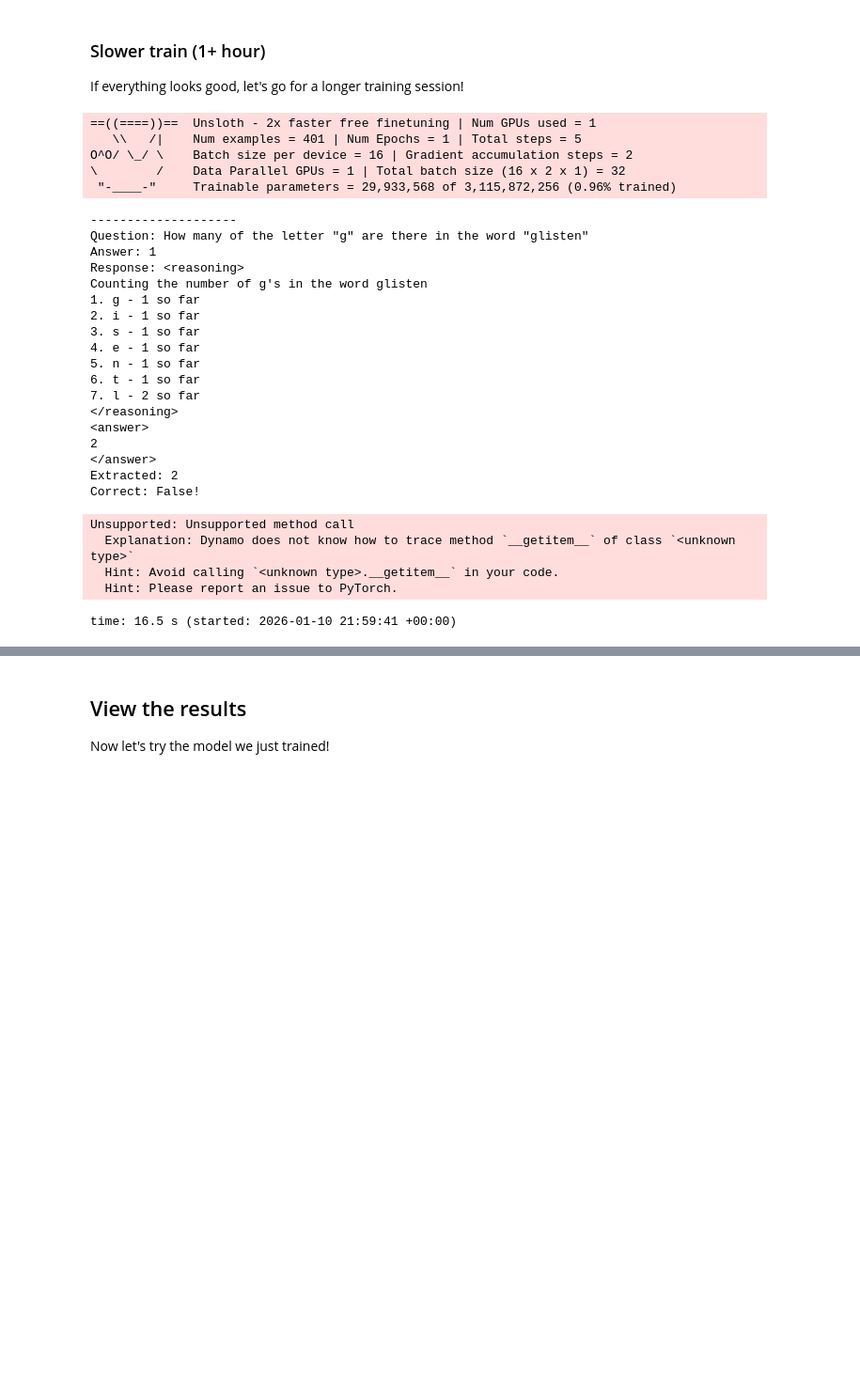
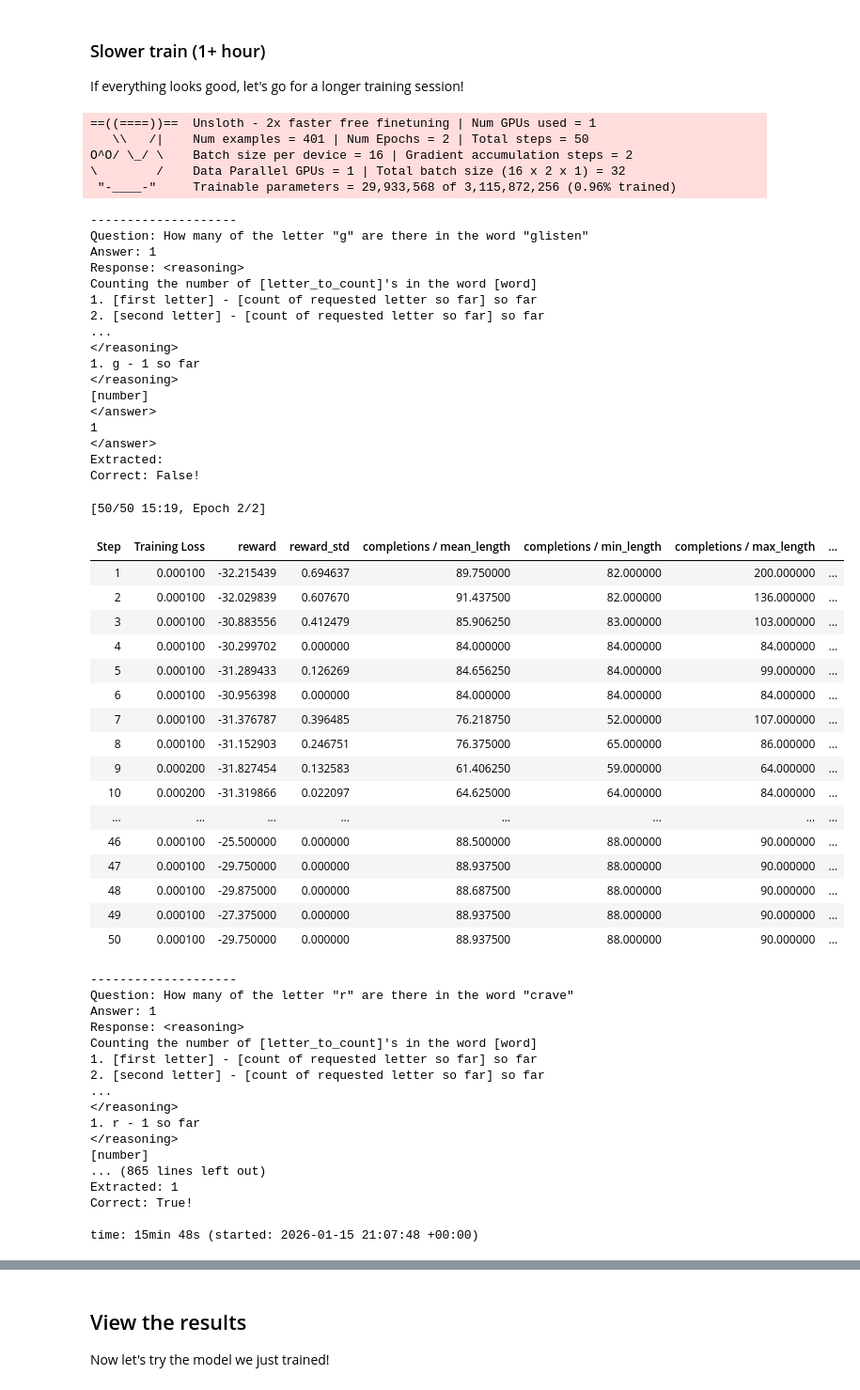
Before and after one commit to Data-Semi/Gen-AI-PJ1--LLM-LoRA-GRPO, a Jupyter notebook: gen_ai_fundamentals_project_starter_WHL.ipynb, the cells around one changed output, grey strips where cells are left out. Shown at 94% size. Cells and saved outputs as stored; diff of their text form; code cells hidden in the pictures; blank space fills up the shorter version.

```diff
--- a/gen_ai_fundamentals_project_starter_WHL.ipynb
+++ b/gen_ai_fundamentals_project_starter_WHL.ipynb
@@ -996,9 +985,9 @@ def format_reward_func(completions, **kwargs) -> list[float]:
         # Extract the answer from the response
 
             extracted_answer = match.group(1).strip()
-            # print(extracted_answer, type(extracted_answer),isinstance(extracted_answer,int) )
+            # print(extracted_answer)
         # If the answer is an integer, add 0.5 to the reward
-            if isinstance(int(extracted_answer),int):
+            if isinstance(extracted_answer,int):
                 # print("get integer")
                 reward += 0.5
         res.append(reward)
@@ -1048,7 +1037,8 @@ Correct: {str(extracted_responses[0]) == str(counts[0])}!
     res = [
         # Provide reward for exactly correct answer
         # **********  # Complete the list comprehension
-        1 if int(r)==int(a) else 0\
+        # 1 if (r!="")&(int(r)==int(a)) else 0\
+        1 if r==str(a) else 0\
         for r, a in zip(extracted_responses, counts)
     ]
     return res
@@ -1128,7 +1118,7 @@ COMMON_GRPO_TRAINING_PARAMS = dict(
     # See: https://docs.unsloth.ai/get-started/fine-tuning-llms-guide/lora-hyperparameters-guide
     # See: https://huggingface.co/docs/trl/main/en/grpo_trainer
     learning_rate=0.0001,
-    beta=0,
+    beta=0.0001,
     # Set the batch size appropriately for your hardware. For GRPO there are a number of parameters to set.
     # If you are not sure about your GPU, assume you have a T4. See the memory specs here:
     # https://www.nvidia.com/content/dam/en-zz/Solutions/Data-Center/tesla-product-literature/T4%20Product%20Brief.pdf
@@ -1258,50 +1268,79 @@ If everything looks good, let's go for a longer training session!
 
 # Full training
 training_args = GRPOConfig(
     **COMMON_GRPO_TRAINING_PARAMS,
     # Configure the maximum number of steps to take about 30mins of time for
     # a medium-sized experiment. (See how long the previous example took and
     # scale up appropriately using your best guess.)
     # max_steps=**********,  # ~60min
-    max_steps=5
+    max_steps=50
 )
 trainer = GRPOTrainer(
     model=model,
     processing_class=tokenizer,
     reward_funcs=REWARD_FUNCS,
     args=training_args,
     train_dataset=ds,
 )
 trainer_res = trainer.train()
 # %% [output]
 ==((====))==  Unsloth - 2x faster free finetuning | Num GPUs used = 1
-   \\   /|    Num examples = 401 | Num Epochs = 1 | Total steps = 5
+   \\   /|    Num examples = 401 | Num Epochs = 2 | Total steps = 50
 O^O/ \_/ \    Batch size per device = 16 | Gradient accumulation steps = 2
 \        /    Data Parallel GPUs = 1 | Total batch size (16 x 2 x 1) = 32
  "-____-"     Trainable parameters = 29,933,568 of 3,115,872,256 (0.96% trained)
 --------------------
 Question: How many of the letter "g" are there in the word "glisten"
 Answer: 1
 Response: <reasoning>
-Counting the number of g's in the word glisten
+Counting the number of [letter_to_count]'s in the word [word]
+1. [first letter] - [count of requested letter so far] so far
+2. [second letter] - [count of requested letter so far] so far
+...
+</reasoning>
 1. g - 1 so far
-2. i - 1 so far
-3. s - 1 so far
-4. e - 1 so far
-5. n - 1 so far
-6. t - 1 so far
-7. l - 2 so far
 </reasoning>
-<answer>
-2
+[number]
 </answer>
-Extracted: 2
+1
+</answer>
+Extracted:
 Correct: False!
-Unsupported: Unsupported method call
-  Explanation: Dynamo does not know how to trace method `__getitem__` of class `<unknown type>`
-  Hint: Avoid calling `<unknown type>.__getitem__` in your code.
-  Hint: Please report an issue to PyTorch.
+[50/50 15:19, Epoch 2/2]
+| Step | Training Loss | reward | reward_std | completions / mean_length | completions / min_length | completions / max_length | ... |
+| 1 | 0.000100 | -32.215439 | 0.694637 | 89.750000 | 82.000000 | 200.000000 | ... |
+| 2 | 0.000100 | -32.029839 | 0.607670 | 91.437500 | 82.000000 | 136.000000 | ... |
+| 3 | 0.000100 | -30.883556 | 0.412479 | 85.906250 | 83.000000 | 103.000000 | ... |
+| 4 | 0.000100 | -30.299702 | 0.000000 | 84.000000 | 84.000000 | 84.000000 | ... |
+| 5 | 0.000100 | -31.289433 | 0.126269 | 84.656250 | 84.000000 | 99.000000 | ... |
+| 6 | 0.000100 | -30.956398 | 0.000000 | 84.000000 | 84.000000 | 84.000000 | ... |
+| 7 | 0.000100 | -31.376787 | 0.396485 | 76.218750 | 52.000000 | 107.000000 | ... |
+| 8 | 0.000100 | -31.152903 | 0.246751 | 76.375000 | 65.000000 | 86.000000 | ... |
+| 9 | 0.000200 | -31.827454 | 0.132583 | 61.406250 | 59.000000 | 64.000000 | ... |
+| 10 | 0.000200 | -31.319866 | 0.022097 | 64.625000 | 64.000000 | 84.000000 | ... |
+| ... | ... | ... | ... | ... | ... | ... | ... |
+| 46 | 0.000100 | -25.500000 | 0.000000 | 88.500000 | 88.000000 | 90.000000 | ... |
+| 47 | 0.000100 | -29.750000 | 0.000000 | 88.937500 | 88.000000 | 90.000000 | ... |
+| 48 | 0.000100 | -29.875000 | 0.000000 | 88.687500 | 88.000000 | 90.000000 | ... |
+| 49 | 0.000100 | -27.375000 | 0.000000 | 88.937500 | 88.000000 | 90.000000 | ... |
+| 50 | 0.000100 | -29.750000 | 0.000000 | 88.937500 | 88.000000 | 90.000000 | ... |
-time: 16.5 s (started: 2026-01-10 21:59:41 +00:00)
+--------------------
+Question: How many of the letter "r" are there in the word "crave"
+Answer: 1
+Response: <reasoning>
+Counting the number of [letter_to_count]'s in the word [word]
+1. [first letter] - [count of requested letter so far] so far
+2. [second letter] - [count of requested letter so far] so far
+...
+</reasoning>
+1. r - 1 so far
+</reasoning>
+[number]
+... (865 lines left out)
+Extracted: 1
+Correct: True!
+
+time: 15min 48s (started: 2026-01-15 21:07:48 +00:00)
 # %%
 # Show the total (sum) of the rewards as well as the correct_answer_reward_func (means with in the batch)
 # Do you see the rewards increasing? Does the model get the correct answer
```
Also changed, not shown: parts of 24 cells of this notebook.
